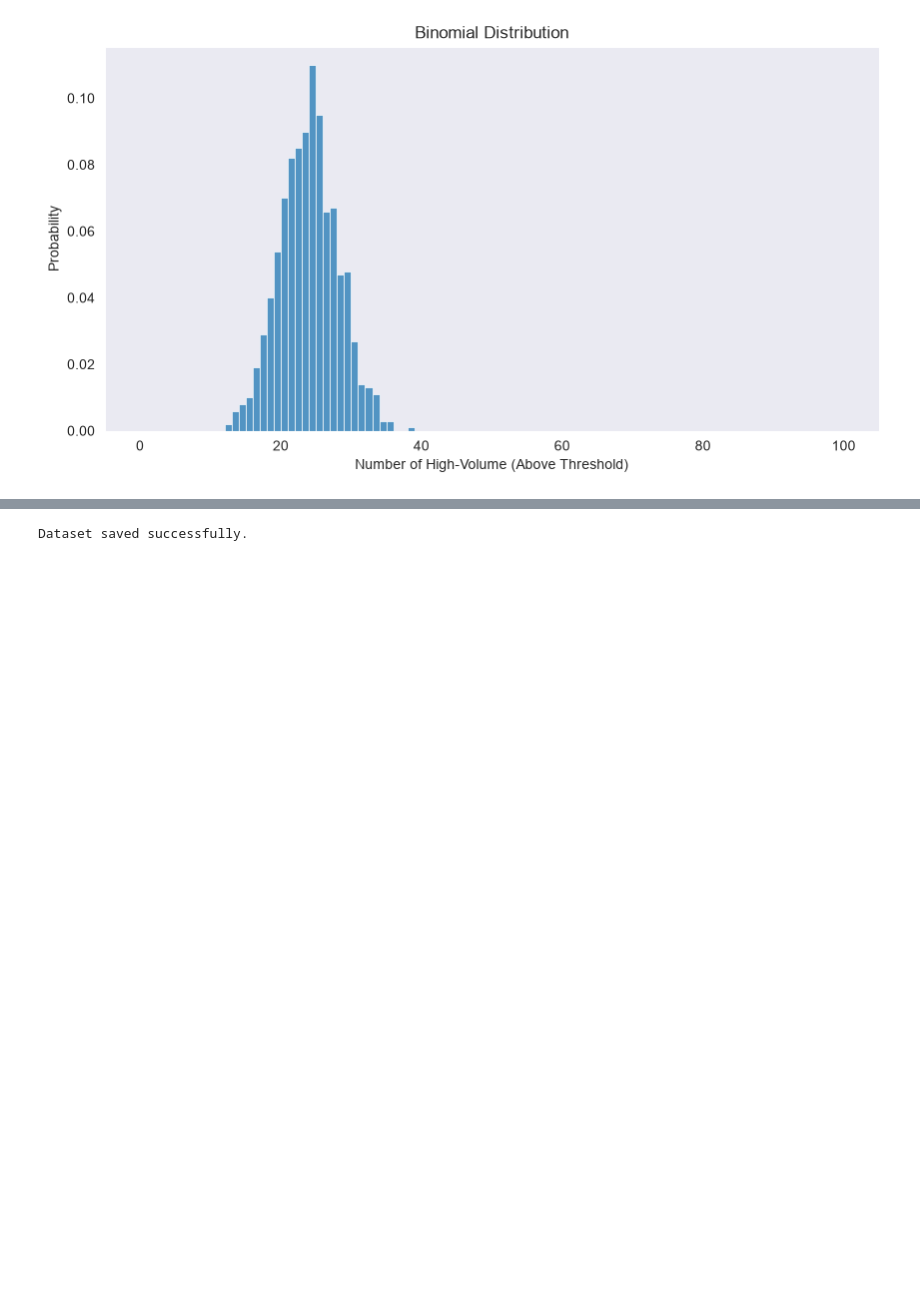
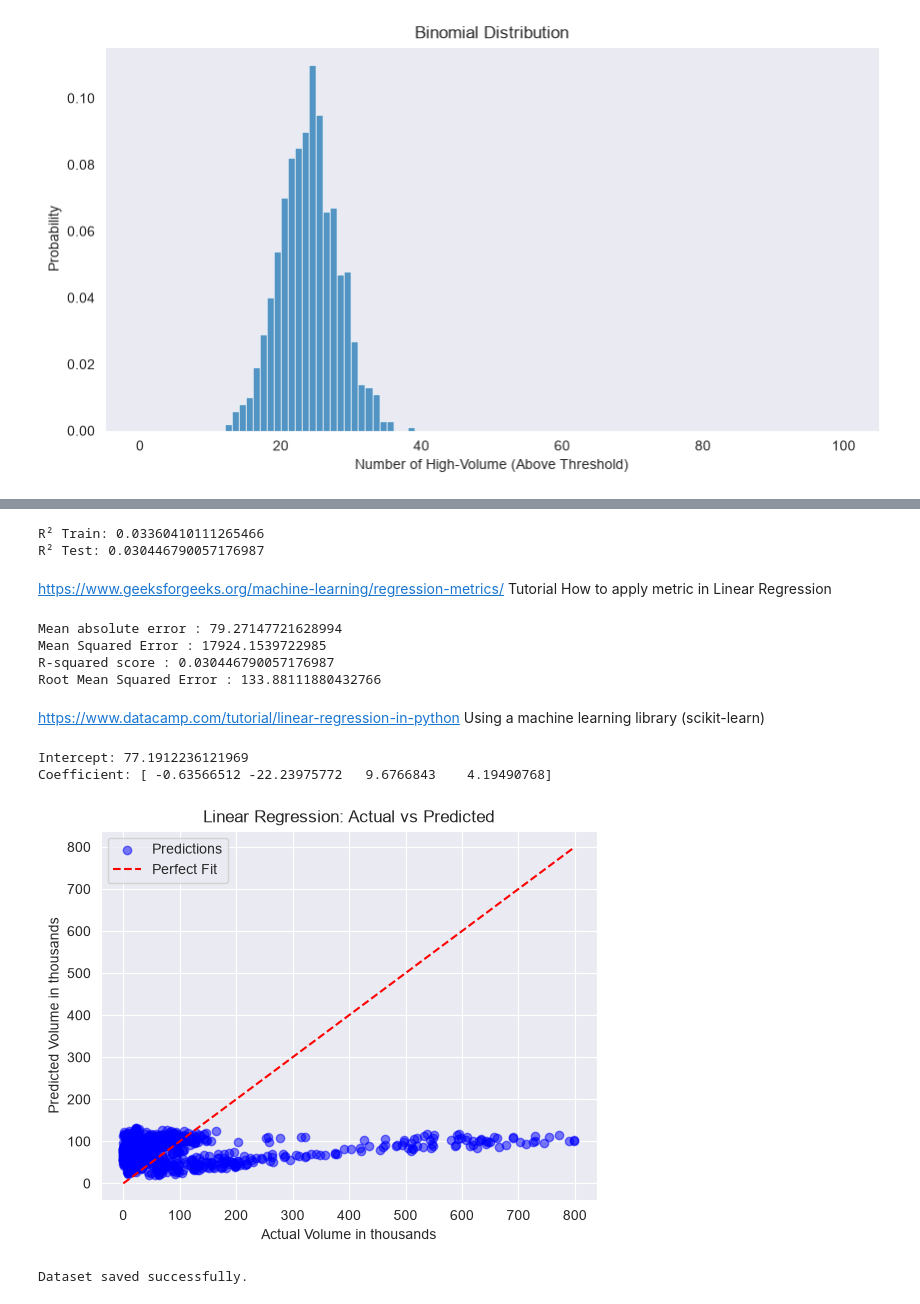
Before and after one commit to CCT-Dublin/CA1--Tourism-in-Ireland--Master-2026.2, a Jupyter notebook: CA1-2026.ipynb, the cells around one changed output, grey strips where cells are left out. Cells and saved outputs as stored; diff of their text form; code cells hidden in the pictures; blank space fills up the shorter version.

Commit message:
Update First ML
Adding Linear Regression

```diff
--- a/CA1-2026.ipynb
+++ b/CA1-2026.ipynb
@@ -561,21 +604,3 @@ plt.tight_layout()
 plt.show()
 # %% [output]
 [figure]
-# %%
-sns.set_style("darkgrid")
-
-
-numerical_columns = df2.select_dtypes(include=["int64", "float64", "int32"]).columns
-
-
-plt.figure(figsize=(10, len(numerical_columns) * 3))
-
-for idx, feature in enumerate(numerical_columns, 1):
-    plt.subplot(len(numerical_columns), 1, idx)
-    sns.histplot(df2[feature], kde=True, color='steelblue')
-    plt.title(f"{feature} | Skewness: {round(df2[feature].skew(), 2)}", fontsize=11, fontweight='bold')
-    plt.xlabel(feature)
-    plt.ylabel("Frequency")
-
-plt.tight_layout()
-plt.show()
@@ -807,0 +855,7 @@ plt.show()
+# %%
+from sklearn.linear_model import LinearRegression
+model = LinearRegression()
+model.fit(X_train_scaled, y_train)
+y_pred = model.predict(X_test_scaled)
+# %%
+y_pred = model.predict(X_test_scaled)
@@ -808,3 +879,53 @@ plt.show()
+# %%
+print("R² Train:", model.score(X_train_scaled, y_train))
+print("R² Test:", model.score(X_test_scaled, y_test))
+# %% [output]
+R² Train: 0.03360410111265466
+R² Test: 0.030446790057176987
+# %% [markdown]
+https://www.geeksforgeeks.org/machine-learning/regression-metrics/ Tutorial How to apply metric in Linear Regression
+# %%
+mae = mean_absolute_error(y_test, y_pred)
+print("Mean absolute error : " + str(mae))
+
+# Calculate Mean Squared Error (MSE)
+mse = mean_squared_error(y_test, y_pred)
+print("Mean Squared Error : " + str(mse))
+
+# Calculate R-squared score
+r2 = r2_score(y_test, y_pred)
+print("R-squared score : " + str(r2))
+
+rmse = np.sqrt(mse)
+print("Root Mean Squared Error : " + str(rmse))
+# %% [output]
+Mean absolute error : 79.27147721628994
+Mean Squared Error : 17924.1539722985
+R-squared score : 0.030446790057176987
+Root Mean Squared Error : 133.88111880432766
+# %% [markdown]
+https://www.datacamp.com/tutorial/linear-regression-in-python Using a machine learning library (scikit-learn)
+# %%
+# Print the intercept and coefficient
+print(f"Intercept: {model.intercept_}")
+print(f"Coefficient: {model.coef_}")
+# %% [output]
+Intercept: 77.1912236121969
+Coefficient: [ -0.63566512 -22.23975772   9.6766843    4.19490768]
+# %%
+# Plot
+plt.scatter(y_test, y_pred, color='blue', alpha=0.5, label='Predictions')
+
+
+plt.plot([y_test.min(), y_test.max()], [y_test.min(), y_test.max()], color='red', linestyle='--', label='Perfect Fit')
+
+plt.xlabel('Actual Volume in thousands')
+plt.ylabel('Predicted Volume in thousands')
+plt.title('Linear Regression: Actual vs Predicted')
+plt.legend()
+plt.show()
+# %% [output]
+[figure, added]
 # %%
 df.to_csv("CA1.csv", index=False)
 
```
Also changed, not shown: parts of 11 cells of this notebook.
